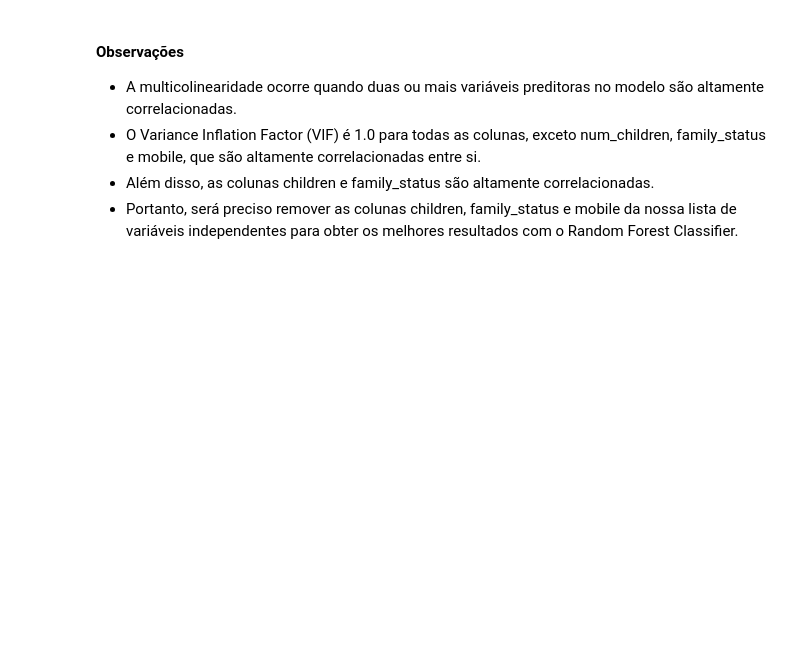
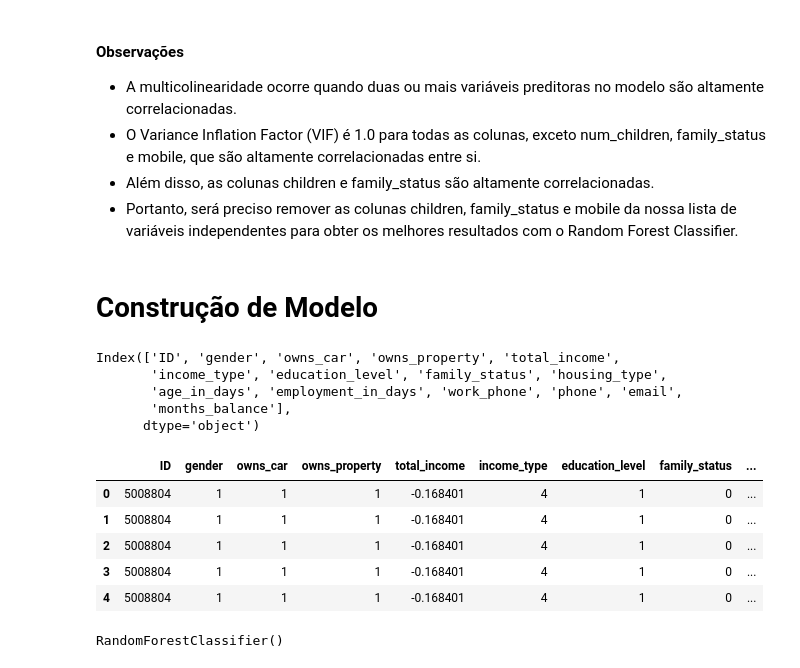
Before and after one commit to RodrigoD4v/credit-crad-risk-analysis, a Jupyter notebook: notebooks/credit_card_approval.ipynb, the cells around one changed output. Saved outputs shown, nothing was run; the diff lists cells and outputs as text; code cells hidden in the pictures; blank space fills up the shorter version.

Commit message:
Criando, treinando e testando modelo e verificando acurácia, recall e f1-score

```diff
--- a/notebooks/credit_card_approval.ipynb
+++ b/notebooks/credit_card_approval.ipynb
@@ -1051,3 +1053,28 @@ factor
 * O Variance Inflation Factor (VIF) é 1.0 para todas as colunas, exceto num_children, family_status e mobile, que são altamente correlacionadas entre si.
 * Além disso, as colunas children e family_status são altamente correlacionadas.
 * Portanto, será preciso remover as colunas children, family_status e mobile da nossa lista de variáveis independentes para obter os melhores resultados com o Random Forest Classifier.
+# %% [markdown]
+# Construção de Modelo
+# %%
+# Dividindo o conjunto de dados entre features e labels
+
+X = df.drop(['loan_status' , 'status', 'num_children' , 'family_members', 'mobile'], axis=1)
+
+y = df['loan_status']
+# %%
+X.columns
+# %% [output]
+Index(['ID', 'gender', 'owns_car', 'owns_property', 'total_income',
+       'income_type', 'education_level', 'family_status', 'housing_type',
+       'age_in_days', 'employment_in_days', 'work_phone', 'phone', 'email',
+       'months_balance'],
+      dtype='object')
+# %%
+X.head()
+# %% [output]
+|  | ID | gender | owns_car | owns_property | total_income | income_type | education_level | family_status | ... |
+| 0 | 5008804 | 1 | 1 | 1 | -0.168401 | 4 | 1 | 0 | ... |
+| 1 | 5008804 | 1 | 1 | 1 | -0.168401 | 4 | 1 | 0 | ... |
+| 2 | 5008804 | 1 | 1 | 1 | -0.168401 | 4 | 1 | 0 | ... |
+| 3 | 5008804 | 1 | 1 | 1 | -0.168401 | 4 | 1 | 0 | ... |
+| 4 | 5008804 | 1 | 1 | 1 | -0.168401 | 4 | 1 | 0 | ... |
@@ -1053,0 +1085,4 @@ factor
+# %%
+model.fit(X_train, y_train )
+# %% [output]
+RandomForestClassifier()
```
Also changed, not shown: parts of 11 cells of this notebook.
